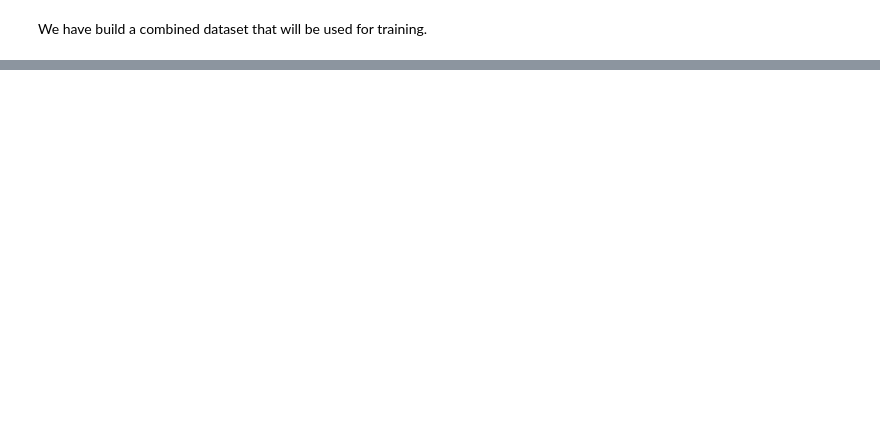
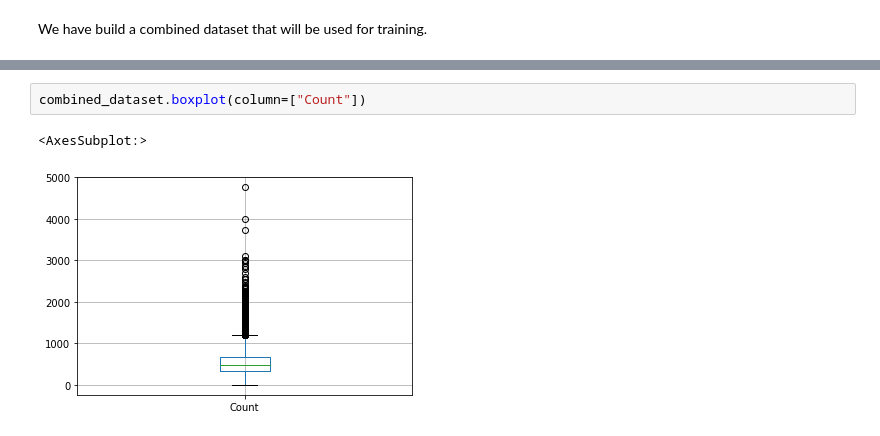
Before and after one commit to Taher-Dohadwala/better-job-finder, a Jupyter notebook: dataset_builder.ipynb, the cells around one changed output, grey strips where cells are left out. Cells and saved outputs as stored; diff of their text form; blank space fills up the shorter version.

```diff
--- a/dataset_builder.ipynb
+++ b/dataset_builder.ipynb
@@ -192,0 +244,5 @@ We have build a combined dataset that will be used for training.
+# %%
+combined_dataset.boxplot(column=["Count"])
+# %% [output]
+<AxesSubplot:>
+[figure, added]
```
Also changed, not shown: parts of 8 cells of this notebook, 2 other files.
